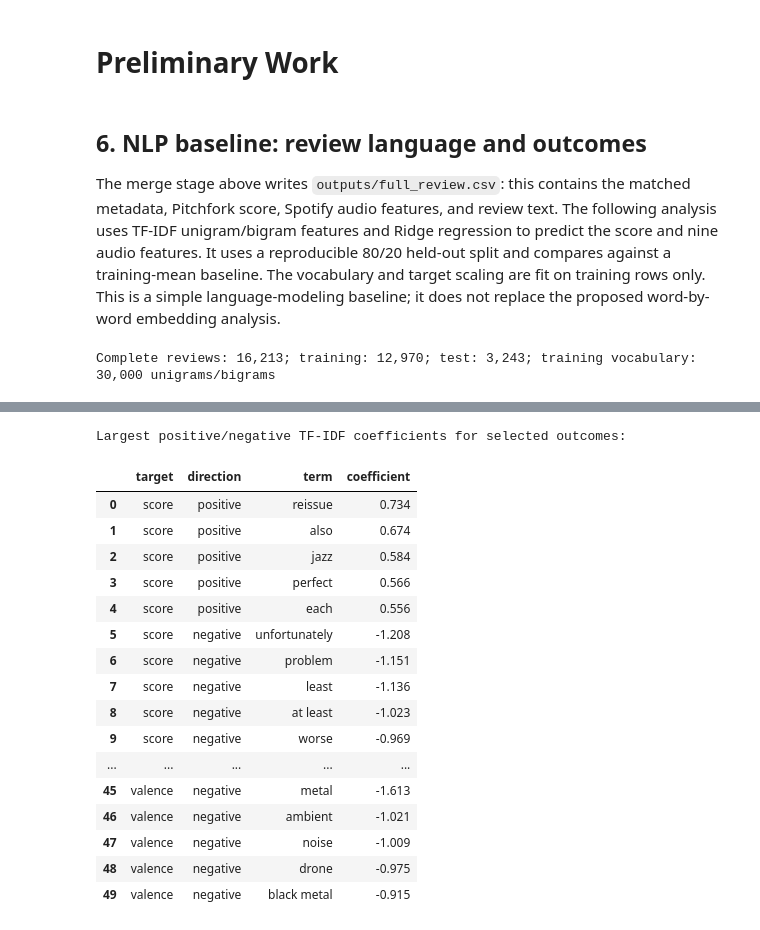
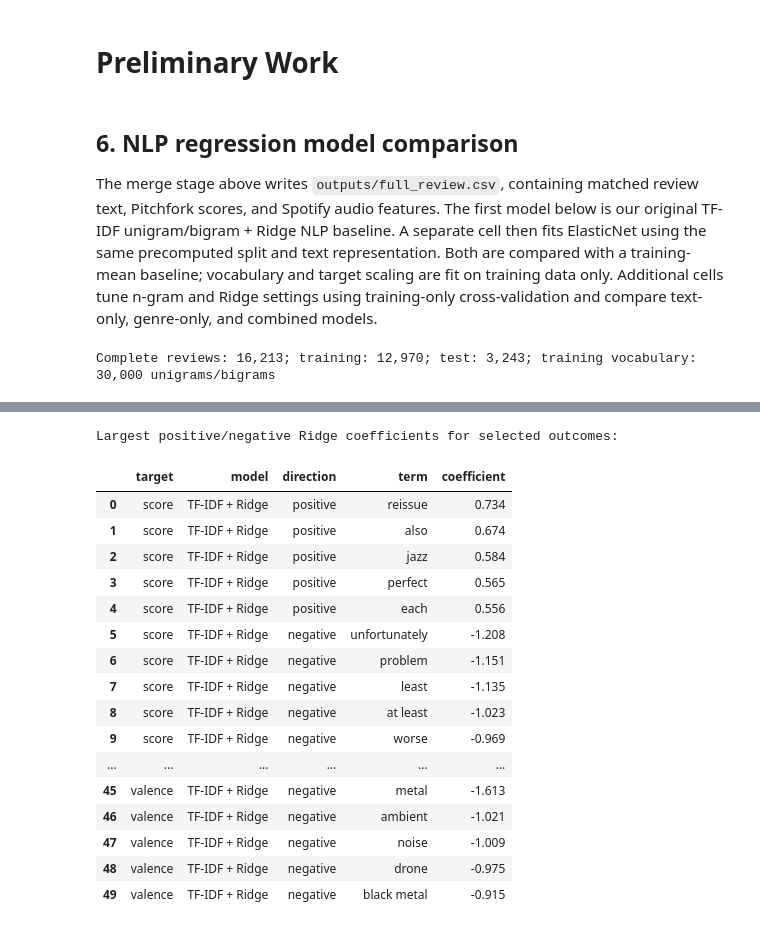
Before and after one commit to Oneplus-2997/objectively-reviewed-cos424, a Jupyter notebook: main_notebook.ipynb, the cells around one changed output, grey strips where cells are left out. Cells and saved outputs as stored; diff of their text form; code cells hidden in the pictures.

Commit message:
Fixed merge to reflect actual NLP tuning changes

```diff
--- a/main_notebook.ipynb
+++ b/main_notebook.ipynb
@@ -1922,63 +1922,64 @@ plt.show()
 # %% [markdown]
 # Preliminary Work
 # %% [markdown]
-## 6. NLP baseline: review language and outcomes
+## 6. NLP regression model comparison
 
-The merge stage above writes `outputs/full_review.csv`: this contains the matched metadata, Pitchfork score, Spotify audio features, and review text. The following analysis uses TF-IDF unigram/bigram features and Ridge regression to predict the score and nine audio features. It uses a reproducible 80/20 held-out split and compares against a training-mean baseline. The vocabulary and target scaling are fit on training rows only. This is a simple language-modeling baseline; it does not replace the proposed word-by-word embedding analysis.
+The merge stage above writes `outputs/full_review.csv`, containing matched review text, Pitchfork scores, and Spotify audio features. The first model below is our original TF-IDF unigram/bigram + Ridge NLP baseline. A separate cell then fits ElasticNet using the same precomputed split and text representation. Both are compared with a training-mean baseline; vocabulary and target scaling are fit on training data only. Additional cells tune n-gram and Ridge settings using training-only cross-validation and compare text-only, genre-only, and combined models.
 # %%
 sys.path.insert(0, str(REPO_ROOT / "scripts"))
-from preliminary_results import fit_tfidf_baseline
+from preliminary_results import fit_tfidf_baseline, fit_tfidf_elasticnet, prepare_tfidf_split
 
 nlp_data = pd.read_csv(FULL_REVIEW_CSV)
-metrics, top_terms, model_info = fit_tfidf_baseline(nlp_data)
+tfidf_split = prepare_tfidf_split(nlp_data)
+metrics, top_terms, coefficient_counts = fit_tfidf_baseline(tfidf_split)
 print(
-    f"Complete reviews: {model_info['complete_rows']:,}; "
-    f"training: {model_info['train_rows']:,}; test: {model_info['test_rows']:,}; "
-    f"training vocabulary: {model_info['vocabulary_size']:,} unigrams/bigrams"
+    f"Complete reviews: {tfidf_split.run_info['complete_rows']:,}; "
+    f"training: {tfidf_split.run_info['train_rows']:,}; test: {tfidf_split.run_info['test_rows']:,}; "
+    f"training vocabulary: {tfidf_split.run_info['vocabulary_size']:,} unigrams/bigrams"
 )
 
 metric_table = metrics.pivot(
     index="target", columns="model", values=["r2", "mae", "rmse"]
 )
 display(metric_table.round(3))
 
-print("Largest positive/negative TF-IDF coefficients for selected outcomes:")
+print("Largest positive/negative Ridge coefficients for selected outcomes:")
 selected_terms = top_terms[
     top_terms["target"].isin(
         ["score", "danceability", "energy", "acousticness", "valence"]
     )
 ].groupby(["target", "direction"], sort=False).head(5)
 display(selected_terms.reset_index(drop=True).round({"coefficient": 3}))
 # %% [output]
 Complete reviews: 16,213; training: 12,970; test: 3,243; training vocabulary: 30,000 unigrams/bigrams
 |  | r2 |  | mae |  | rmse | ... |
 | model | TF-IDF + Ridge | Training-mean baseline | TF-IDF + Ridge | Training-mean baseline | TF-IDF + Ridge | ... |
 | target |  |  |  |  |  | ... |
 | acousticness | 0.270 | -0.000 | 0.177 | 0.213 | 0.221 | ... |
 | danceability | 0.290 | -0.000 | 0.106 | 0.130 | 0.135 | ... |
 | energy | 0.263 | -0.000 | 0.135 | 0.162 | 0.172 | ... |
 | instrumentalness | 0.295 | -0.002 | 0.210 | 0.263 | 0.256 | ... |
 | liveness | 0.085 | -0.001 | 0.064 | 0.067 | 0.096 | ... |
 | loudness | 0.224 | -0.000 | 2.667 | 3.129 | 3.717 | ... |
 | score | 0.311 | -0.001 | 0.758 | 0.937 | 1.043 | ... |
 | speechiness | 0.293 | -0.000 | 0.046 | 0.059 | 0.073 | ... |
 | tempo | 0.082 | -0.001 | 10.683 | 11.252 | 14.271 | ... |
 | valence | 0.244 | -0.000 | 0.129 | 0.150 | 0.158 | ... |
-Largest positive/negative TF-IDF coefficients for selected outcomes:
+Largest positive/negative Ridge coefficients for selected outcomes:
-|  | target | direction | term | coefficient |
-| 0 | score | positive | reissue | 0.734 |
-| 1 | score | positive | also | 0.674 |
-| 2 | score | positive | jazz | 0.584 |
-| 3 | score | positive | perfect | 0.566 |
-| 4 | score | positive | each | 0.556 |
-| 5 | score | negative | unfortunately | -1.208 |
-| 6 | score | negative | problem | -1.151 |
-| 7 | score | negative | least | -1.136 |
-| 8 | score | negative | at least | -1.023 |
-| 9 | score | negative | worse | -0.969 |
-| ... | ... | ... | ... | ... |
-| 45 | valence | negative | metal | -1.613 |
-| 46 | valence | negative | ambient | -1.021 |
-| 47 | valence | negative | noise | -1.009 |
-| 48 | valence | negative | drone | -0.975 |
-| 49 | valence | negative | black metal | -0.915 |
+|  | target | model | direction | term | coefficient |
+| 0 | score | TF-IDF + Ridge | positive | reissue | 0.734 |
+| 1 | score | TF-IDF + Ridge | positive | also | 0.674 |
+| 2 | score | TF-IDF + Ridge | positive | jazz | 0.584 |
+| 3 | score | TF-IDF + Ridge | positive | perfect | 0.565 |
+| 4 | score | TF-IDF + Ridge | positive | each | 0.556 |
+| 5 | score | TF-IDF + Ridge | negative | unfortunately | -1.208 |
+| 6 | score | TF-IDF + Ridge | negative | problem | -1.151 |
+| 7 | score | TF-IDF + Ridge | negative | least | -1.135 |
+| 8 | score | TF-IDF + Ridge | negative | at least | -1.023 |
+| 9 | score | TF-IDF + Ridge | negative | worse | -0.969 |
+| ... | ... | ... | ... | ... | ... |
+| 45 | valence | TF-IDF + Ridge | negative | metal | -1.613 |
+| 46 | valence | TF-IDF + Ridge | negative | ambient | -1.021 |
+| 47 | valence | TF-IDF + Ridge | negative | noise | -1.009 |
+| 48 | valence | TF-IDF + Ridge | negative | drone | -0.975 |
+| 49 | valence | TF-IDF + Ridge | negative | black metal | -0.915 |
```
Also changed, not shown: parts of 7 cells of this notebook.
